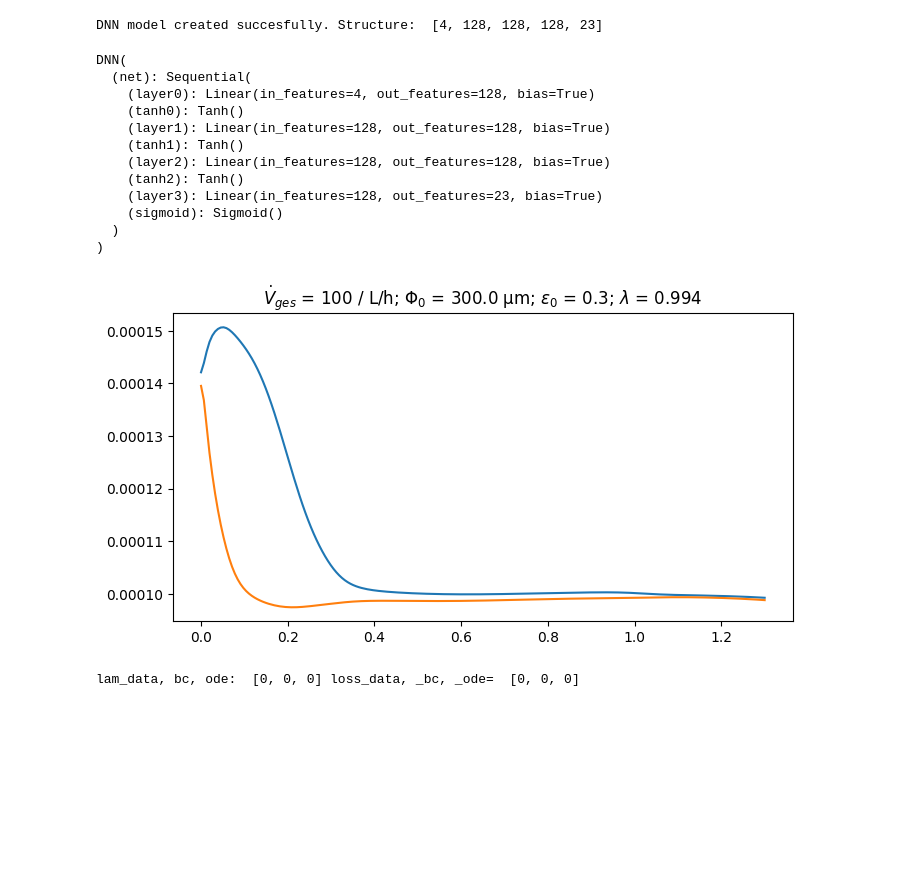
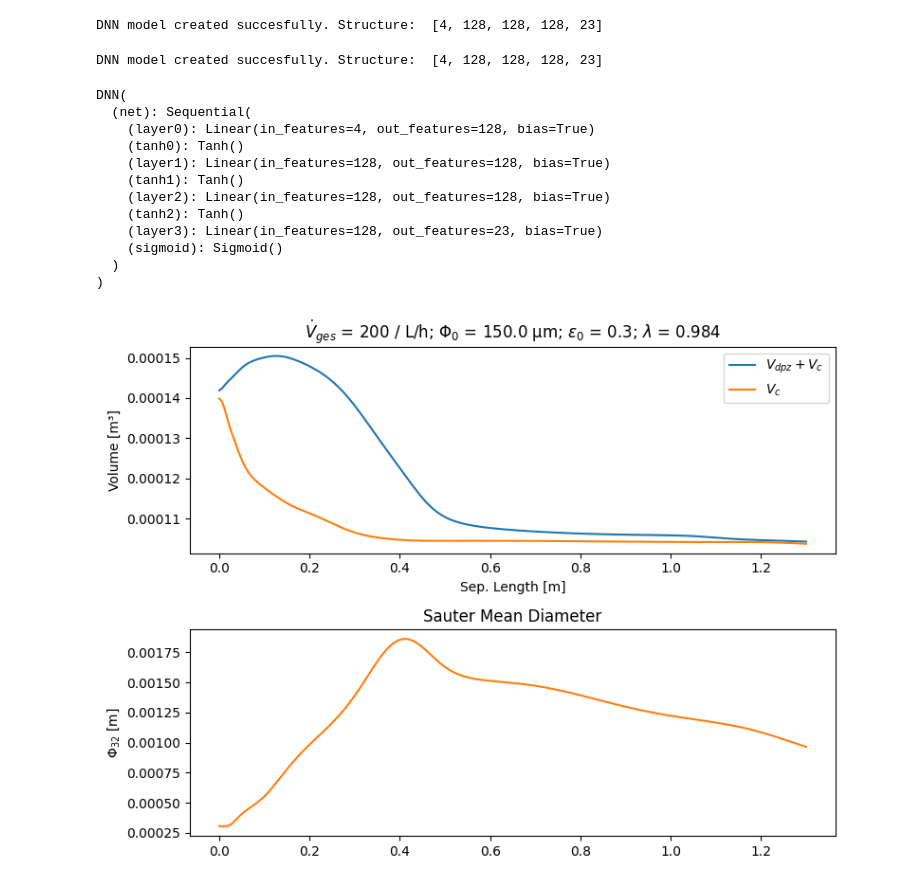
Before and after one commit to iagr98/MA-DNN, a Jupyter notebook: PINN_run.ipynb, the cells around one changed output. Cells and saved outputs as stored; diff of their text form; code cells hidden in the pictures; blank space fills up the shorter version.

```diff
--- a/PINN_run.ipynb
+++ b/PINN_run.ipynb
@@ -42,50 +64,73 @@ filename = 'in_silico_dataset.csv'
 data_loss_batch = 32
 hidden_layers = [128, 128, 128]
 
+dnn = PINN(N_colloc, filename, hidden_layers)
+dnn.create_model()
+
+dnn.model.load_state_dict(torch.load("DNN.pt"))
+dnn.model.eval()  # Set to evaluation mode
+
+
 pinn = PINN(N_colloc, filename, hidden_layers)
 pinn.create_model()
 
-pinn.model.load_state_dict(torch.load("DNN.pt"))
+pinn.model.load_state_dict(torch.load("PINN_softadapt.pt"))
 pinn.model.eval()  # Set to evaluation mode
 # %% [output]
 DNN model created succesfully. Structure:  [4, 128, 128, 128, 23]
-DNN(
-  (net): Sequential(
-    (layer0): Linear(in_features=4, out_features=128, bias=True)
-    (tanh0): Tanh()
-    (layer1): Linear(in_features=128, out_features=128, bias=True)
-    (tanh1): Tanh()
-    (layer2): Linear(in_features=128, out_features=128, bias=True)
-    (tanh2): Tanh()
-    (layer3): Linear(in_features=128, out_features=23, bias=True)
-    (sigmoid): Sigmoid()
-  )
-)
+DNN model created succesfully. Structure:  [4, 128, 128, 128, 23]
+DNN(
+  (net): Sequential(
+    (layer0): Linear(in_features=4, out_features=128, bias=True)
+    (tanh0): Tanh()
+    (layer1): Linear(in_features=128, out_features=128, bias=True)
+    (tanh1): Tanh()
+    (layer2): Linear(in_features=128, out_features=128, bias=True)
+    (tanh2): Tanh()
+    (layer3): Linear(in_features=128, out_features=23, bias=True)
+    (sigmoid): Sigmoid()
+  )
+)
 # %%
 # vector x
-dV_ges = 100
+dV_ges = 200
 eps_0 = 0.3
-phi_0 = 300e-6
+phi_0 = 150e-6
 _, _, d_j, _ = fun.initialize_boundary_conditions(eps_0, phi_0, 2.5*phi_0, 'Output', N_D=20, plot=False)
 
 
 x_line = np.linspace(0.0, 1.3, 201)
-Y_list = hf_PINN.predict_outputs_np(pinn.model, dV_ges=dV_ges, eps_0=eps_0, phi_0=phi_0, x=x_line, X_min=pinn.X_min, X_max=pinn.X_max, Y_min=pinn.Y_min, Y_max=pinn.Y_max)
+Y_list = hf_PINN.predict_outputs_np(dnn.model, dV_ges=dV_ges, eps_0=eps_0, phi_0=phi_0, x=x_line, X_min=dnn.X_min, X_max=dnn.X_max, Y_min=dnn.Y_min, Y_max=dnn.Y_max)
 Y_list = np.array(Y_list)
 
+
+phi_32_x = Y_list[:,2]
 V_c_x = Y_list[:,1]
 V_dpz_x = Y_list[:,0]
 N_j = Y_list[:,3:]
 lam = hf.calc_efficiency(d_j, N_j)
-plt.figure(figsize=(8,4))
-plt.plot(x_line, V_c_x + V_dpz_x)
-plt.plot(x_line,V_c_x)
-# plt.grid()
-plt.title(rf'$\dot{{V}}_{{ges}}$ = {dV_ges} / L/h; ' rf'$\Phi_0$ = {1e6*phi_0} µm; ' rf'$\epsilon_0$ = {eps_0}; '  rf'$\lambda$ = {lam:.3f}')
+
+
+
+fig, (ax1, ax2) = plt.subplots(2, 1, figsize=(8, 6))  # eine Zeile, zwei Spalten
+
+# --- Subplot 1 ---
+ax1.plot(x_line, V_c_x + V_dpz_x, label=r'$V_{dpz}+V_{c}$')
+ax1.plot(x_line, V_c_x, label=r'$V_c$')
+ax1.set_ylabel('Volume [m³]')
+ax1.set_title(rf'$\dot{{V}}_{{ges}}$ = {dV_ges} / L/h; '
+              rf'$\Phi_0$ = {1e6*phi_0} µm; '
+              rf'$\epsilon_0$ = {eps_0}; '
+              rf'$\lambda$ = {lam:.3f}')
+ax1.legend()
+
+# --- Subplot 2 ---
+ax2.plot(x_line, phi_32_x, color='tab:orange')
+ax2.set_ylabel(r'$\Phi_{32}$ [m]')
+ax1.set_xlabel('Sep. Length [m]')
+ax2.set_title('Sauter Mean Diameter')
+
+plt.tight_layout()
 plt.show()
 # %% [output]
-[figure, old version]
+[figure, new version]
-# %%
-print('lam_data, bc, ode: ',[0, 0, 0], 'loss_data, _bc, _ode= ',[0, 0, 0])
-# %% [output]
-lam_data, bc, ode:  [0, 0, 0] loss_data, _bc, _ode=  [0, 0, 0]
```
Also changed, not shown: parts of 4 cells of this notebook, 2 other files.
